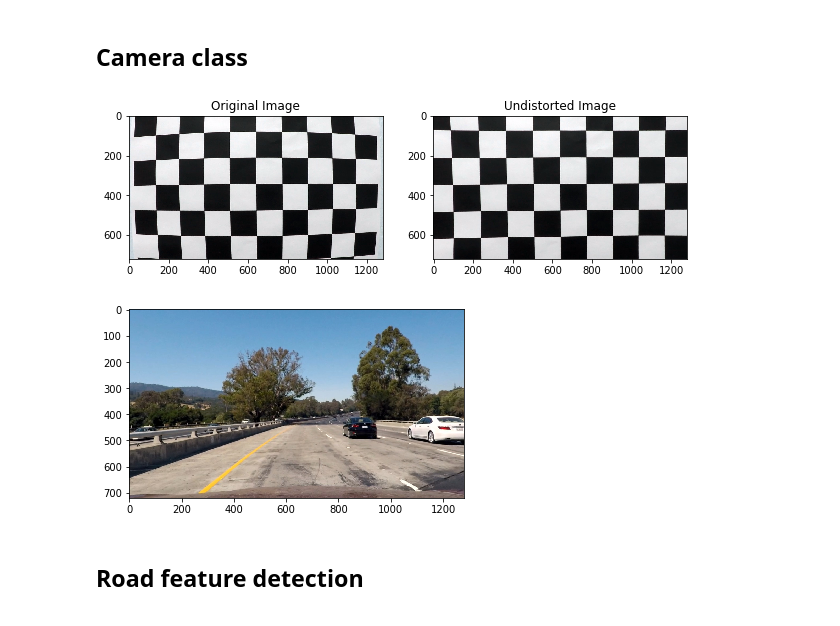
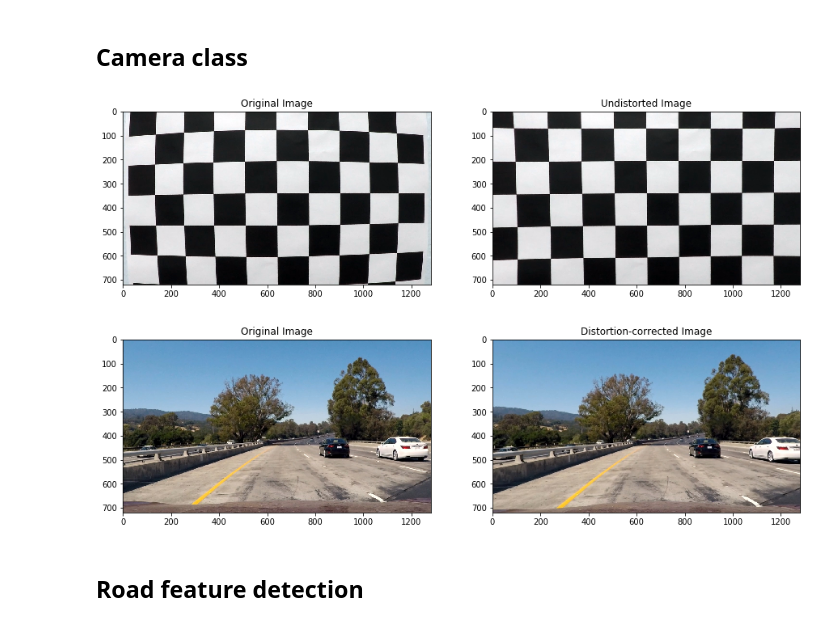
Before and after one commit to ymlai87416/CarND-Advanced-Lane-Lines, a Jupyter notebook: CarND-Advanced-Lane-Lines-final.ipynb, the cells around one changed output. Drawn from its saved outputs; the diff is of its cells as text; code cells hidden in the pictures.

```diff
--- a/CarND-Advanced-Lane-Lines-final.ipynb
+++ b/CarND-Advanced-Lane-Lines-final.ipynb
@@ -76,6 +76,12 @@ class Camera:
         self.ym_per_pix = 30 / 720  # meters per pixel in y dimension
         self.xm_per_pix = 3.7 / 700  # meters per pixel in x dimension
 
+        ret, mtx, dist, rvecs, tvecs = \
+            cv2.calibrateCamera(self.objpoints, self.imgpoints, self.image_shape, None, None)
+
+        self.mtx = mtx
+        self.dist = dist
+
     def __find_camera_distortion_mapping(self, src):
         # prepare object points, like (0,0,0), (1,0,0), (2,0,0) ....,(6,5,0)
         objp = np.zeros((6 * 9, 3), np.float32)
@@ -104,9 +110,7 @@ class Camera:
         return objpoints, imgpoints
 
     def cal_undistort(self, img):
-        ret, mtx, dist, rvecs, tvecs = \
-            cv2.calibrateCamera(self.objpoints, self.imgpoints, self.image_shape, None, None)
-        undist = cv2.undistort(img, mtx, dist, None, mtx)
+        undist = cv2.undistort(img, self.mtx, self.dist, None, self.mtx)
         return undist
 
     def transform_to_bird_view(self, image):
@@ -154,27 +158,33 @@ class Camera:
 # %%
 camera = Camera('./camera_cal')
 image_checkboard = cv2.imread('./camera_cal/calibration1.jpg')
 undist_checkboard = camera.cal_undistort(image_checkboard)
 
-fig, axarr = plt.subplots(nrows=1, ncols=2, figsize=(10,5))
+fig, axarr = plt.subplots(nrows=1, ncols=2, figsize=(15,8))
 
 axarr[0].set_title("Original Image")
 axarr[0].imshow(image_checkboard)
 
 axarr[1].set_title("Undistorted Image")
 axarr[1].imshow(undist_checkboard)
 
 plt.show()
 
-plt.figure()
 image_test1 = cv2.cvtColor(cv2.imread('./test_images/test1.jpg'), cv2.COLOR_BGR2RGB)
 undist_test1 = camera.cal_undistort(image_test1)
-plt.imshow(undist_test1)
+
+fig, axarr = plt.subplots(nrows=1, ncols=2, figsize=(15,8))
+
+axarr[0].set_title("Original Image")
+axarr[0].imshow(image_test1)
+
+axarr[1].set_title("Distortion-corrected Image")
+axarr[1].imshow(undist_test1)
 
 plt.show()
 # %% [output]
-[figure, old version]
+[figure, new version]
-[figure, old version]
+[figure, new version]
 # %% [markdown]
 ## Road feature detection
 # %%
```
Also changed, not shown: parts of 9 cells of this notebook, 41 other files.
